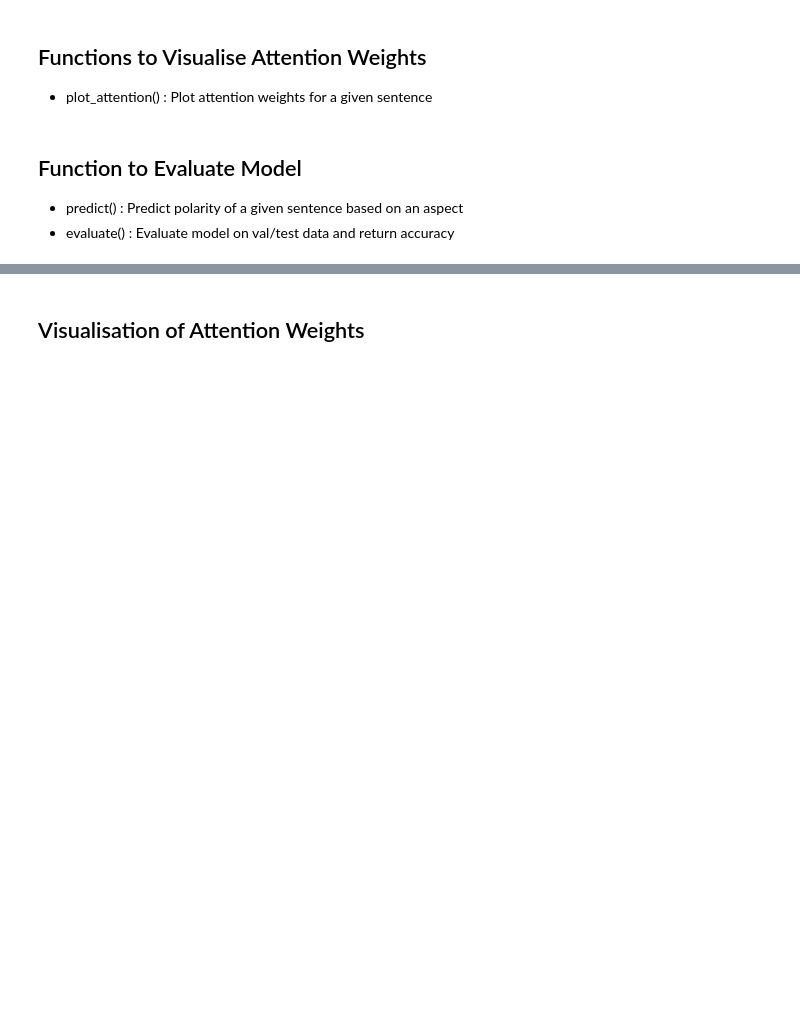
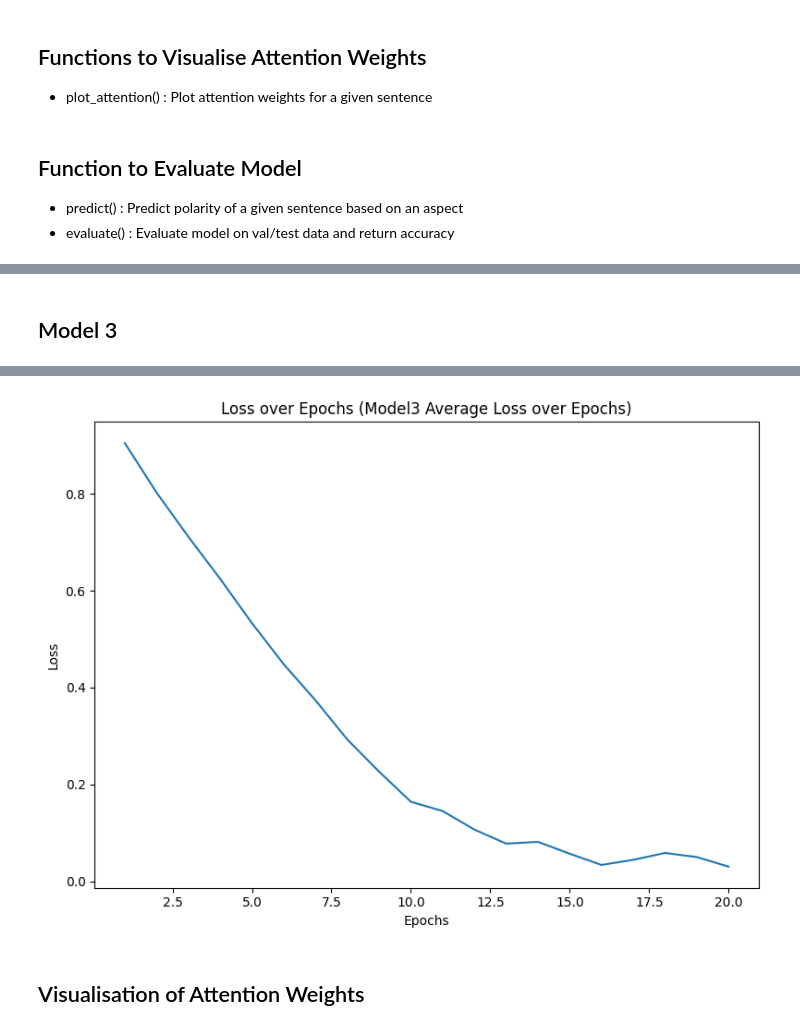
Before and after one commit to LisonLau/CITS4012-Project, a Jupyter notebook: CITS4012_10.ipynb, the cells around one changed output, grey strips where cells are left out. Cells and saved outputs as stored; diff of their text form; code cells hidden in the pictures; blank space fills up the shorter version.

```diff
--- a/CITS4012_10.ipynb
+++ b/CITS4012_10.ipynb
@@ -904,0 +774,16 @@ plot_graphs(num_epochs, plot_interval, plot_accuracy5, 'End of Sentence no Separ
+# %% [markdown]
+## Model 3
+# %%
+# Get word embeddings
+embedding = nn.Embedding(vocab_size, hidden_size)
+embedding.weight.data.copy_(torch.from_numpy(glove_weights))
+
+model3 = Model3(hidden_size, num_polarities, batch_size, embedding, attention_type).to(device)
+model3, plot_avg_losses3, plot_accuracy3 = train(model3, batch_size=batch_size, learning_rate=learning_rate, num_epochs=num_epochs,
+                                                 print_interval=print_interval, plot_interval=plot_interval, accuracy_graph=False)
+
+accuracy3 = evaluate(model3, batch_size)
+print(f"Accuracy for Model3: {accuracy3:.4f}")
+plot_graph(num_epochs, plot_interval, plot_avg_losses3, 'Model3 Average Loss over Epochs', 'Loss')
+# plot_graph(num_epochs, plot_interval, plot_accuracy3, 'Model3 Accuracy over Epochs', 'Accuracy')
+# %% [output]
@@ -905,2 +807,3 @@ plot_graphs(num_epochs, plot_interval, plot_accuracy5, 'End of Sentence no Separ
+[figure, added]
 # %% [markdown]
 ## Visualisation of Attention Weights
```
Also changed, not shown: parts of 53 cells of this notebook, 1 other file.
